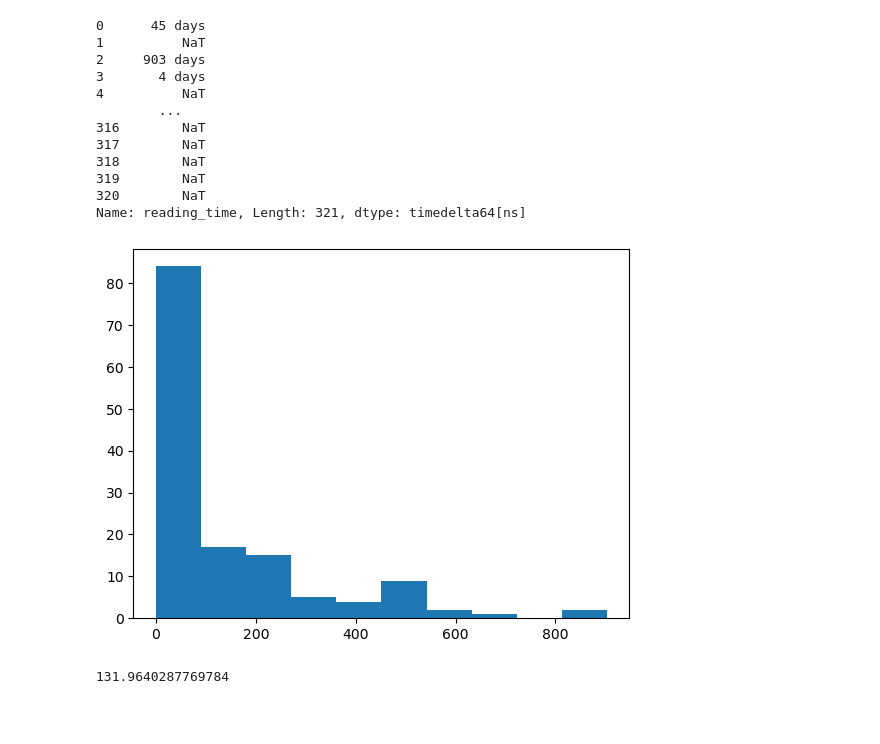
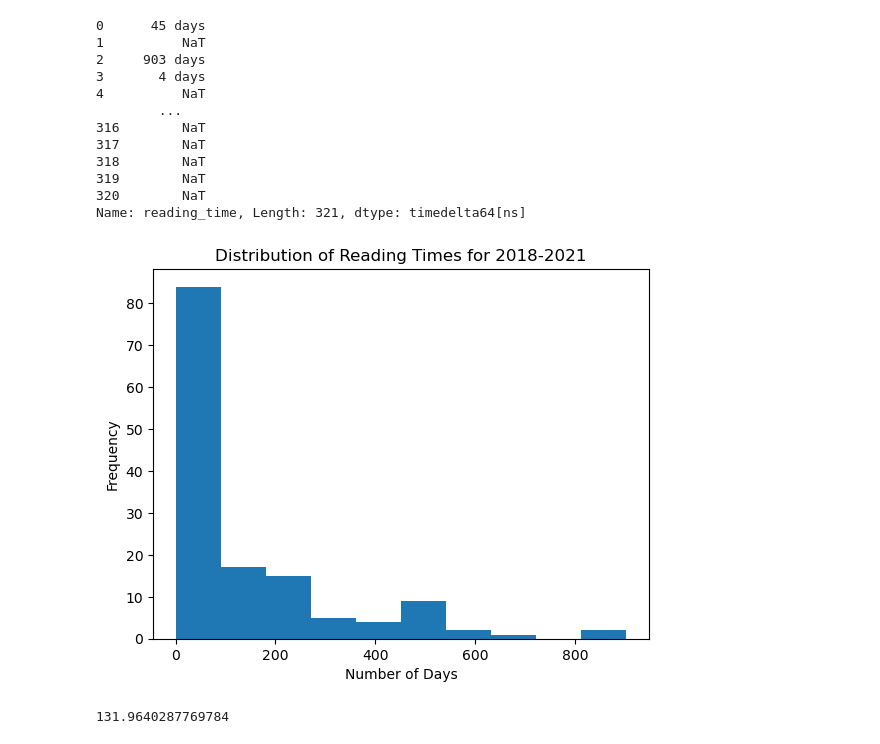
Before and after one commit to ivest76/IME565_FALL2023, a Jupyter notebook: lab6-2TRBLSHOOT.ipynb, the cells around one changed output. Cells and saved outputs as stored; diff of their text form; code cells hidden in the pictures; blank space fills up the shorter version.

```diff
--- a/lab6-2TRBLSHOOT.ipynb
+++ b/lab6-2TRBLSHOOT.ipynb
@@ -42,3 +42,7 @@ reads.info
 320                        NaN       NaN                   NaN   NaN
 
 [321 rows x 31 columns]>
+# %%
+reads["Year"] = pd.DatetimeIndex(reads["Date Read"]).year
+reads["Year"] = reads["Year"].astype(float)
+reads["Year"]
@@ -87,10 +109,13 @@ Name: reading_time, Length: 321, dtype: timedelta64[ns]
 # %%
 reads["reading_time"] = reads["reading_time"].dt.days.astype(float)
 reads["reading_time"] = abs(reads["reading_time"])
-# %%
-plt.hist(reads['reading_time']);
-# %% [output]
-[figure, removed]
+# %%
+plt.hist(reads['reading_time'])
+plt.xlabel("Number of Days")
+plt.ylabel("Frequency")
+plt.title("Distribution of Reading Times for 2018-2021");
+# %% [output]
+[figure, added]
 # %%
 np.mean(reads["reading_time"])
 # %% [output]
```
Also changed, not shown: parts of 10 cells of this notebook, 3 other files.
